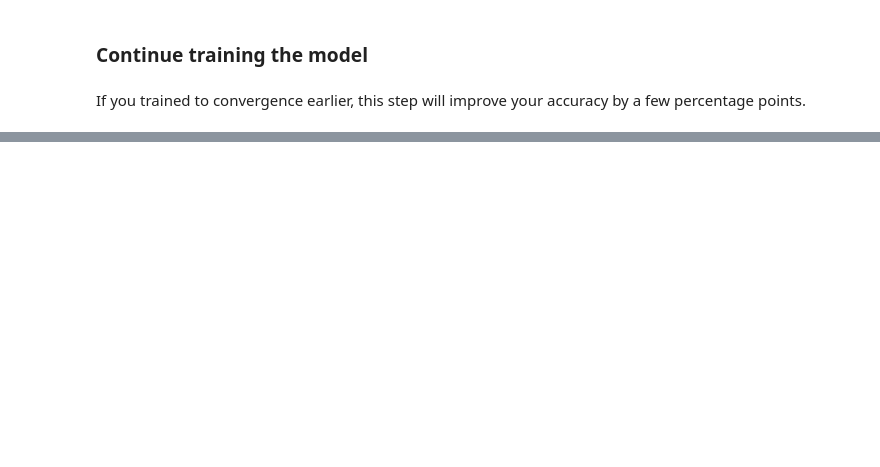
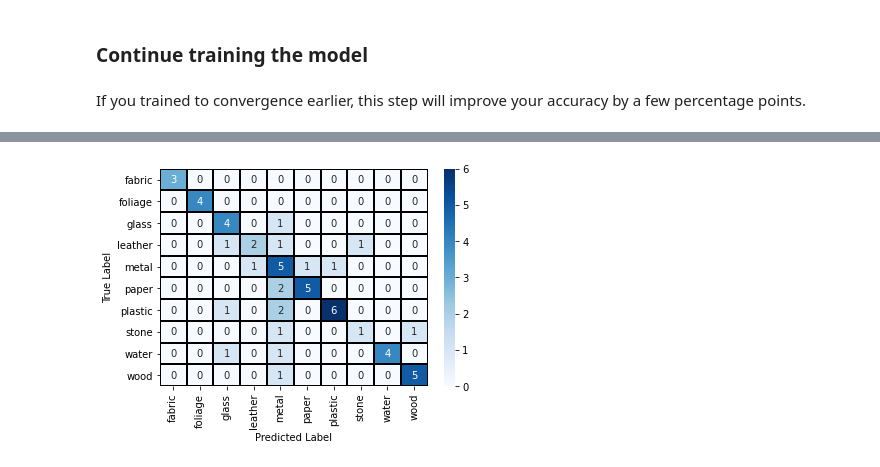
Before and after one commit to tanbh0009/CZ4042NeuralNetworkProject, a Jupyter notebook: Project.ipynb, the cells around one changed output, grey strips where cells are left out. Saved outputs shown, nothing was run; the diff lists cells and outputs as text; code cells hidden in the pictures; blank space fills up the shorter version.

```diff
--- a/Project.ipynb
+++ b/Project.ipynb
@@ -423,0 +479,9 @@ model.save_weights('./my_checkpoint')
+# %%
+test_pred_raw = model.predict(test_ds)
+test_pred = np.argmax(test_pred_raw, axis=1)
+
+test_labels = np.concatenate([y for x, y in test_ds], axis=0)
+# Calculate the confusion matrix.
+cm = sklearn.metrics.confusion_matrix(test_labels, test_pred)
+# Log the confusion matrix as an image summary.
+print(cm)
@@ -423,0 +499,7 @@ model.save_weights('./my_checkpoint')
+# %%
+fig = sns.heatmap(cm,cmap= "Blues", linecolor = 'black' , linewidth = 1 , annot = True, fmt='' , xticklabels = class_names , yticklabels = class_names)
+plt.xlabel("Predicted Label")
+plt.ylabel("True Label")
+plt.show(fig)
+# %% [output]
+[figure, added]
```
Also changed, not shown: parts of 30 cells of this notebook.
